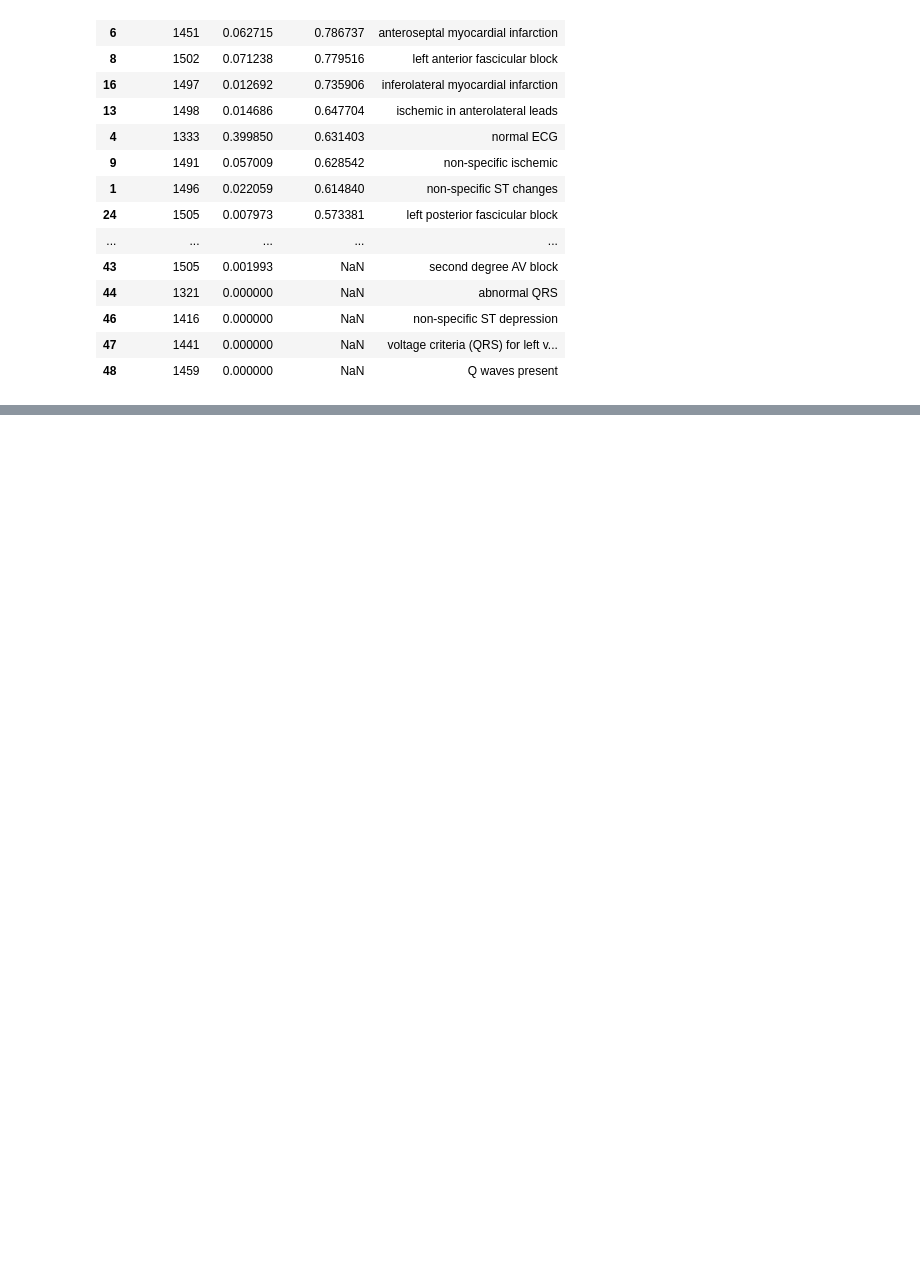
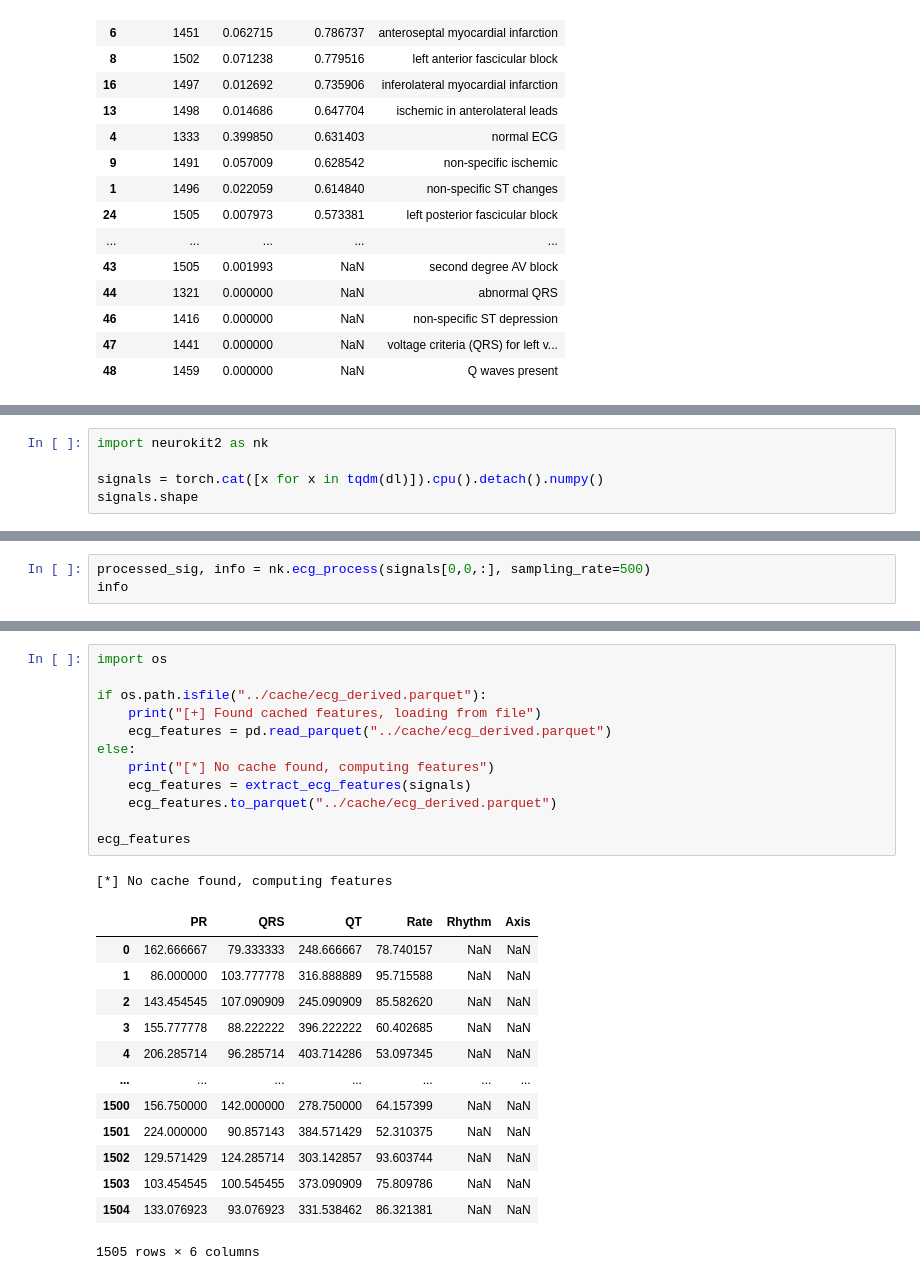
Before and after one commit to isears/ptbxlae, a Jupyter notebook: notebooks/eval_pipeline.ipynb, the cells around one changed output, grey strips where cells are left out. Cells and saved outputs as stored; diff of their text form; blank space fills up the shorter version.

Commit message:
ECG feature extraction

```diff
--- a/notebooks/eval_pipeline.ipynb
+++ b/notebooks/eval_pipeline.ipynb
@@ -109,0 +120,5 @@ results_df.nlargest(n=50, columns=['Avg CV score'])
+# %%
+import neurokit2 as nk
+
+signals = torch.cat([x for x in tqdm(dl)]).cpu().detach().numpy()
+signals.shape
@@ -109,0 +127,3 @@ results_df.nlargest(n=50, columns=['Avg CV score'])
+# %%
+processed_sig, info = nk.ecg_process(signals[0,0,:], sampling_rate=500)
+info
@@ -109,0 +301,27 @@ results_df.nlargest(n=50, columns=['Avg CV score'])
+# %%
+import os
+
+if os.path.isfile("../cache/ecg_derived.parquet"):
+    print("[+] Found cached features, loading from file")
+    ecg_features = pd.read_parquet("../cache/ecg_derived.parquet")
+else:
+    print("[*] No cache found, computing features")
+    ecg_features = extract_ecg_features(signals)
+    ecg_features.to_parquet("../cache/ecg_derived.parquet")
+
+ecg_features
+# %% [output]
+[*] No cache found, computing features
+|  | PR | QRS | QT | Rate | Rhythm | Axis |
+| 0 | 162.666667 | 79.333333 | 248.666667 | 78.740157 | NaN | NaN |
+| 1 | 86.000000 | 103.777778 | 316.888889 | 95.715588 | NaN | NaN |
+| 2 | 143.454545 | 107.090909 | 245.090909 | 85.582620 | NaN | NaN |
+| 3 | 155.777778 | 88.222222 | 396.222222 | 60.402685 | NaN | NaN |
+| 4 | 206.285714 | 96.285714 | 403.714286 | 53.097345 | NaN | NaN |
+| ... | ... | ... | ... | ... | ... | ... |
+| 1500 | 156.750000 | 142.000000 | 278.750000 | 64.157399 | NaN | NaN |
+| 1501 | 224.000000 | 90.857143 | 384.571429 | 52.310375 | NaN | NaN |
+| 1502 | 129.571429 | 124.285714 | 303.142857 | 93.603744 | NaN | NaN |
+| 1503 | 103.454545 | 100.545455 | 373.090909 | 75.809786 | NaN | NaN |
+| 1504 | 133.076923 | 93.076923 | 331.538462 | 86.321381 | NaN | NaN |
+1505 rows × 6 columns
```
Also changed, not shown: parts of 10 cells of this notebook, 1 other file.
